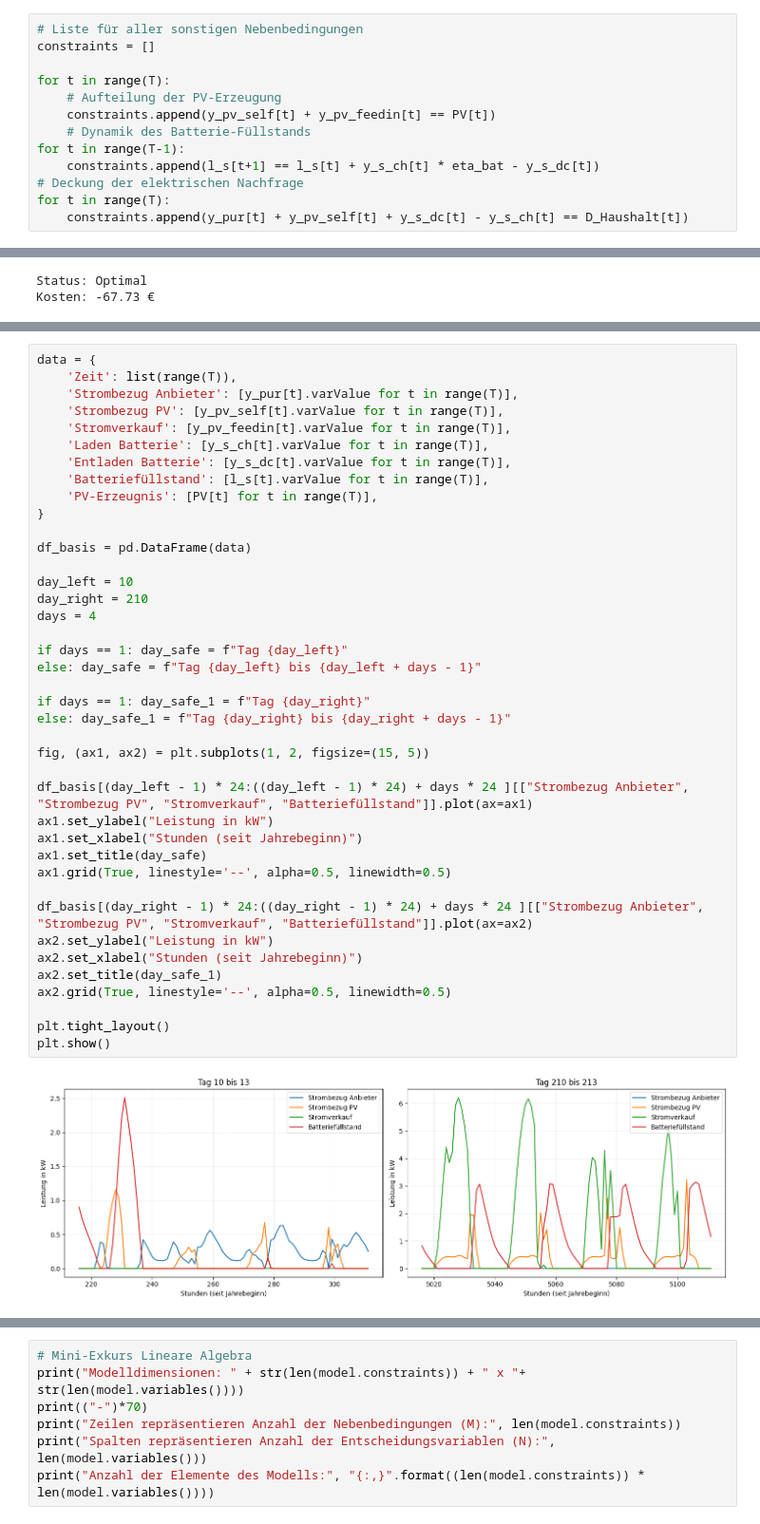
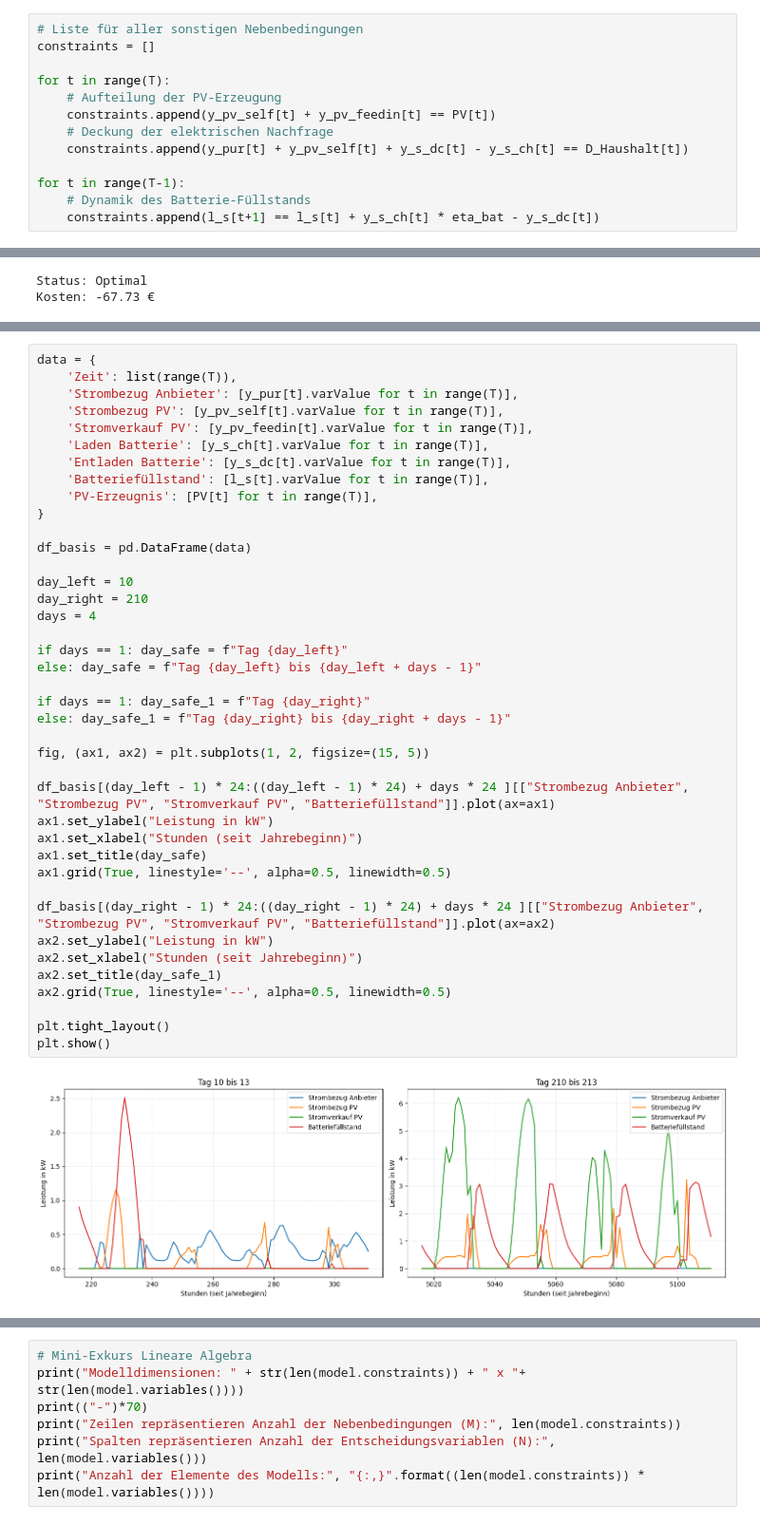
Before and after one commit to Julian3721/heatpump-operation-optimization, a Jupyter notebook: main.ipynb, the cells around one changed output, grey strips where cells are left out. Shown: that part at 95% size. Saved outputs shown, nothing was run; the diff lists cells and outputs as text.

```diff
--- a/main.ipynb
+++ b/main.ipynb
@@ -861,9 +842,9 @@ constraints = []
 for t in range(T):
     # Aufteilung der PV-Erzeugung
     constraints.append(y_pv_self[t] + y_pv_feedin[t] == PV[t])
+    # Deckung der elektrischen Nachfrage
+    constraints.append(y_pur[t] + y_pv_self[t] + y_s_dc[t] - y_s_ch[t] == D_Haushalt[t])
+
+for t in range(T-1):
     # Dynamik des Batterie-Füllstands
-for t in range(T-1):
     constraints.append(l_s[t+1] == l_s[t] + y_s_ch[t] * eta_bat - y_s_dc[t])
-# Deckung der elektrischen Nachfrage
-for t in range(T):
-    constraints.append(y_pur[t] + y_pv_self[t] + y_s_dc[t] - y_s_ch[t] == D_Haushalt[t])
@@ -898,40 +890,40 @@ data = {
     'Zeit': list(range(T)),
     'Strombezug Anbieter': [y_pur[t].varValue for t in range(T)],
     'Strombezug PV': [y_pv_self[t].varValue for t in range(T)],
-    'Stromverkauf': [y_pv_feedin[t].varValue for t in range(T)],
+    'Stromverkauf PV': [y_pv_feedin[t].varValue for t in range(T)],
     'Laden Batterie': [y_s_ch[t].varValue for t in range(T)],
     'Entladen Batterie': [y_s_dc[t].varValue for t in range(T)],
     'Batteriefüllstand': [l_s[t].varValue for t in range(T)],
     'PV-Erzeugnis': [PV[t] for t in range(T)],
 }
 
 df_basis = pd.DataFrame(data)
 
 day_left = 10
 day_right = 210
 days = 4
 
 if days == 1: day_safe = f"Tag {day_left}"
 else: day_safe = f"Tag {day_left} bis {day_left + days - 1}"
 
 if days == 1: day_safe_1 = f"Tag {day_right}"
 else: day_safe_1 = f"Tag {day_right} bis {day_right + days - 1}"
 
 fig, (ax1, ax2) = plt.subplots(1, 2, figsize=(15, 5))
 
-df_basis[(day_left - 1) * 24:((day_left - 1) * 24) + days * 24 ][["Strombezug Anbieter", "Strombezug PV", "Stromverkauf", "Batteriefüllstand"]].plot(ax=ax1)
+df_basis[(day_left - 1) * 24:((day_left - 1) * 24) + days * 24 ][["Strombezug Anbieter", "Strombezug PV", "Stromverkauf PV", "Batteriefüllstand"]].plot(ax=ax1)
 ax1.set_ylabel("Leistung in kW")
 ax1.set_xlabel("Stunden (seit Jahrebeginn)")
 ax1.set_title(day_safe)
 ax1.grid(True, linestyle='--', alpha=0.5, linewidth=0.5)
 
-df_basis[(day_right - 1) * 24:((day_right - 1) * 24) + days * 24 ][["Strombezug Anbieter", "Strombezug PV", "Stromverkauf", "Batteriefüllstand"]].plot(ax=ax2)
+df_basis[(day_right - 1) * 24:((day_right - 1) * 24) + days * 24 ][["Strombezug Anbieter", "Strombezug PV", "Stromverkauf PV", "Batteriefüllstand"]].plot(ax=ax2)
 ax2.set_ylabel("Leistung in kW")
 ax2.set_xlabel("Stunden (seit Jahrebeginn)")
 ax2.set_title(day_safe_1)
 ax2.grid(True, linestyle='--', alpha=0.5, linewidth=0.5)
 
 plt.tight_layout()
 plt.show()
 # %% [output]
-[figure, old version]
+[figure, new version]
```
Also changed, not shown: parts of 18 cells of this notebook, 5 other files.
